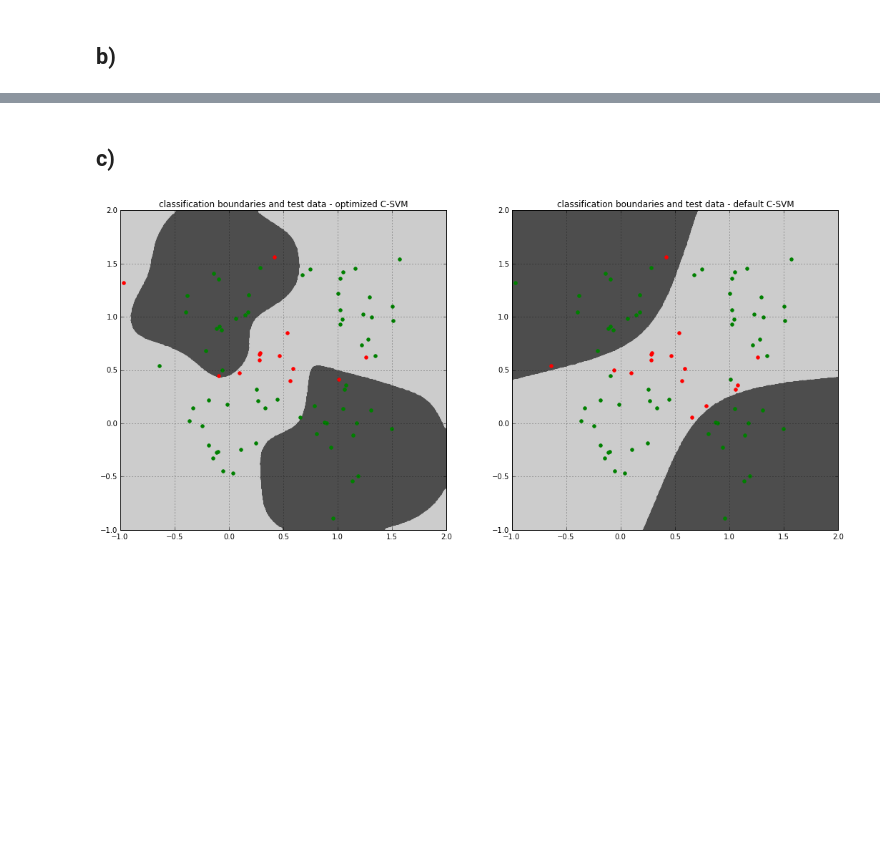
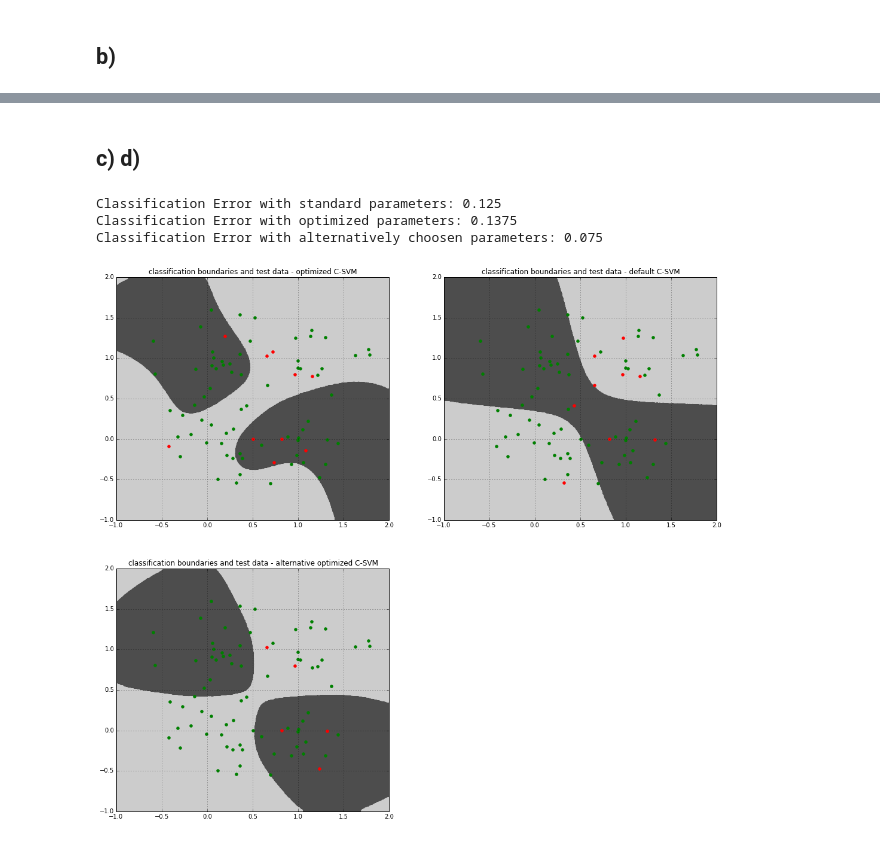
Before and after one commit to hielsnoppe/edu-mi1, a Jupyter notebook: ex9/93_94.ipynb, the cells around one changed output, grey strips where cells are left out. Cells and saved outputs as stored; diff of their text form; code cells hidden in the pictures; blank space fills up the shorter version.

```diff
--- a/ex9/93_94.ipynb
+++ b/ex9/93_94.ipynb
@@ -100,9 +101,10 @@ print(EmpRisk)
 ## a)
 # %%
 import sys
+from numba import jit
 ## defining parameter sequences
-Ci = np.power(2*np.ones(18),np.array(range(18))-0.0)
-gammaj = np.power(2*np.ones(16),np.array(range(16))-12.0)
+Ci = np.power(2*np.ones(19),np.array(range(19))-5.0)
+gammaj = np.power(2*np.ones(18),np.array(range(18))-13.0)
 
 ## prepare test/ training data
 v = len(Ci)*len(gammaj)
@@ -115,14 +117,16 @@ results = np.zeros((v,3)) # store EmpRisk for each combination of C and gamma
 
 ## functions for C-SVM
 
+@jit
 def CSVM_training(X,Y,Ci,gammaj):
-    clf = SVC(C = Ci, cache_size=1000, class_weight=None, coef0=0.0,
+    clf = SVC(C = Ci, cache_size=800, class_weight=None, coef0=0.0,
     decision_function_shape=None, degree=3,gamma = gammaj, kernel='rbf',
-    max_iter=50000, probability=False, random_state=None, shrinking=True,
-    tol=0.005, verbose=False)
+    max_iter=10000, probability=False, random_state=None, shrinking=True,
+    tol=0.001, verbose=False)
     clf.fit(X,Y)
     return clf
 
+@jit
 def CSVM_test(X,Y,clf):
     Y_test = clf.predict(X)
     success = np.matrix([Y_test==Y]).astype(int)
@@ -135,6 +139,7 @@ n=0
 EmpRmin = 1
 ind_1 = 0
 ind_2 = 80
+t_start = time.time()
 
 for i in range(len(Ci)):
     for j in range(len(gammaj)):
@@ -157,7 +162,12 @@ plt.grid()
 plt.xlabel('n')
 plt.ylabel('EmpR')
 
+t_abs = time.time() - t_start
+t_iteration = t_abs/v
+
 print(EmpRmin)
+print(t_abs)
+print(t_iteration)
 # %% [output]
 0
 1
@@ -205,38 +221,75 @@ print(np.log2(Copt),np.log2(gammaopt))
 # %% [markdown]
-## c)
+## c) d)
 # %%
-clfOpt = CSVM_training(data_training[:,:2],data_training[:,2],Copt,8)
 
+# train model with optimized parameter and original training data
+clfOpt = CSVM_training(data_training[:,:2],data_training[:,2],Copt,gammaopt)
+# test new model
 Y_testOpt = clfOpt.predict(data_test[:,:2])
 gridvalOpt = clfOpt.predict(testgrid)
 neggridOpt = testgrid[gridvalOpt==-1,:]
 posgridOpt = testgrid[gridvalOpt== 1,:]
-
 successOpt = np.matrix([Y_testOpt==data_test[:,2]]).astype(int)
 indnegOpt = np.where(successOpt==0)
 indposOpt = np.where(successOpt==1)
-negtestOpt = data_test[indnegOpt[1],:2]
-postestOpt = data_test[indposOpt[1],:2]
+negtestOpt = data_training[indnegOpt[1],:2]
+postestOpt = data_training[indposOpt[1],:2]
 
-plt.figure(figsize=(18,8))
-plt.subplot(1,2,2)
+# train model with alternative parameter and original training data
+clfAlt = CSVM_training(data_training[:,:2],data_training[:,2],np.power(2.0,-4.0),4.0)
+# test new model
+Y_testAlt = clfAlt.predict(data_test[:,:2])
+gridvalAlt = clfAlt.predict(testgrid)
+neggridAlt = testgrid[gridvalAlt==-1,:]
+posgridAlt = testgrid[gridvalAlt== 1,:]
+successAlt = np.matrix([Y_testAlt==data_test[:,2]]).astype(int)
+indnegAlt = np.where(successAlt==0)
+indposAlt = np.where(successAlt==1)
+negtestAlt = data_training[indnegAlt[1],:2]
+postestAlt = data_training[indposAlt[1],:2]
+
+plt.figure(figsize=(18,16))
+plt.subplot(2,2,2)
 plt.scatter(neggrid[:,0],neggrid[:,1],color='0.3')
 plt.scatter(posgrid[:,0],posgrid[:,1],color='0.8')
 plt.scatter(postest[:,0],postest[:,1],color='g')
 plt.scatter(negtest[:,0],negtest[:,1],color='r')
 plt.xlim((-1,2))
 plt.ylim((-1,2))
 plt.title('classification boundaries and test data - default C-SVM')
 plt.grid()
 
-plt.subplot(1,2,1)
+plt.subplot(2,2,1)
 plt.scatter(neggridOpt[:,0],neggridOpt[:,1],color='0.3')
 plt.scatter(posgridOpt[:,0],posgridOpt[:,1],color='0.8')
 plt.scatter(postestOpt[:,0],postestOpt[:,1],color='g')
 plt.scatter(negtestOpt[:,0],negtestOpt[:,1],color='r')
 plt.xlim((-1,2))
 plt.ylim((-1,2))
 plt.title('classification boundaries and test data - optimized C-SVM')
 plt.grid()
+
+plt.subplot(2,2,3)
+plt.scatter(neggridAlt[:,0],neggridAlt[:,1],color='0.3')
+plt.scatter(posgridAlt[:,0],posgridAlt[:,1],color='0.8')
+plt.scatter(postestAlt[:,0],postestAlt[:,1],color='g')
+plt.scatter(negtestAlt[:,0],negtestAlt[:,1],color='r')
+plt.xlim((-1,2))
+plt.ylim((-1,2))
+plt.title('classification boundaries and test data - alternative optimized C-SVM')
+plt.grid()
+
+lossfctOpt = np.array([successOpt==0]).astype(int)
+lossfctAlt = np.array([successAlt==0]).astype(int)
+
+ClassificationErrorOpt = np.sum(lossfctOpt)/80
+ClassificationErrorAlt = np.sum(lossfctAlt)/80
+
+print('Classification Error with standard parameters:', ClassificationError)
+print('Classification Error with optimized parameters:', ClassificationErrorOpt)
+print('Classification Error with alternatively choosen parameters:', ClassificationErrorAlt)
 # %% [output]
+Classification Error with standard parameters: 0.125
+Classification Error with optimized parameters: 0.1375
+Classification Error with alternatively choosen parameters: 0.075
-[figure, old version]
+[figure, new version]
```
Also changed, not shown: parts of 8 cells of this notebook.
